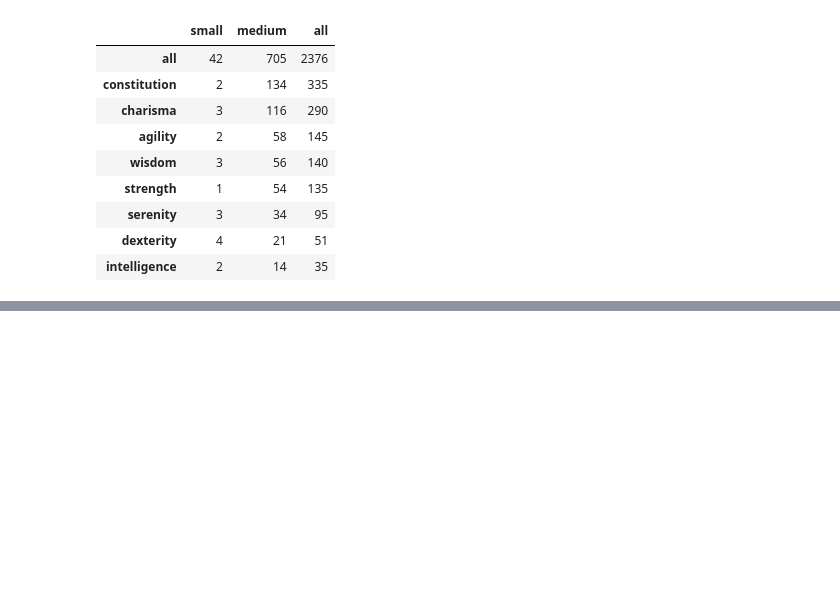
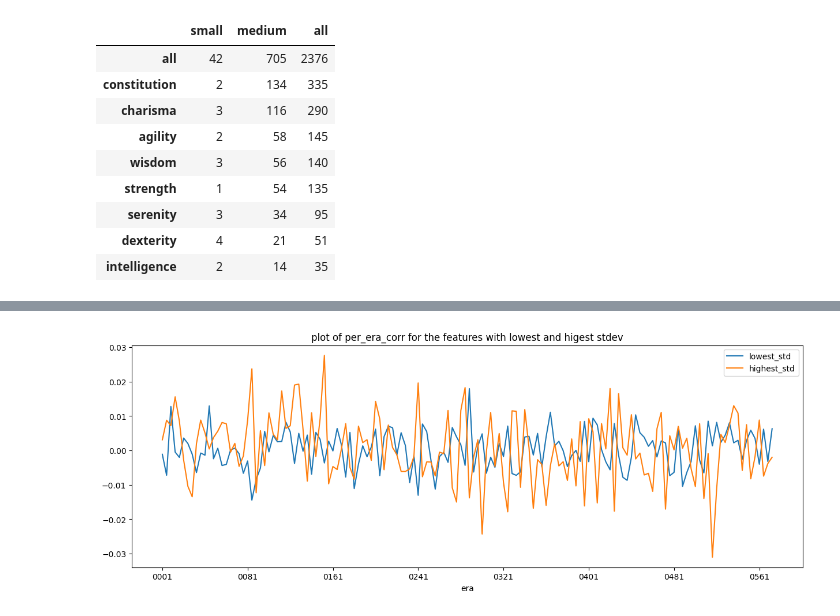
Before and after one commit to Pankaj-2003/Numerai_Models, a Jupyter notebook: feature_neutralization.ipynb, the cells around one changed output, grey strips where cells are left out. Saved outputs shown, nothing was run; the diff lists cells and outputs as text; code cells hidden in the pictures; blank space fills up the shorter version.

```diff
--- a/feature_neutralization.ipynb
+++ b/feature_neutralization.ipynb
@@ -88,0 +149,13 @@ per_era_corr.cumsum().plot(title = "Cummulative Absolute Value CORR of Features
+# %%
+# comparing feature risk
+import matplotlib.pyplot as plt
+
+per_era_corr[[metric(per_era_corr)["std"].idxmin() , metric(per_era_corr)["std"].idxmax()]].plot(
+    figsize = (15, 5) ,
+    title = "plot of per_era_corr for the features with lowest and higest stdev"
+  );
+plt.legend(["lowest_std" , "highest_std"]);
+
+# i think orange one is more risky
+# %% [output]
+[figure, added]
```
Also changed, not shown: parts of 5 cells of this notebook.
